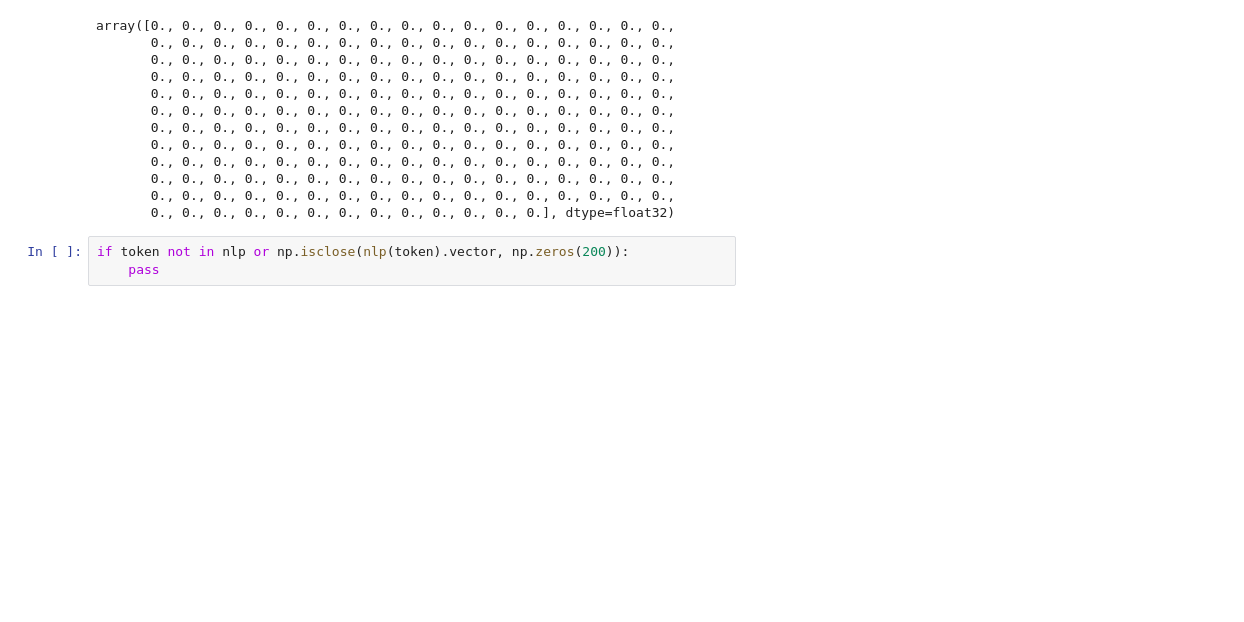
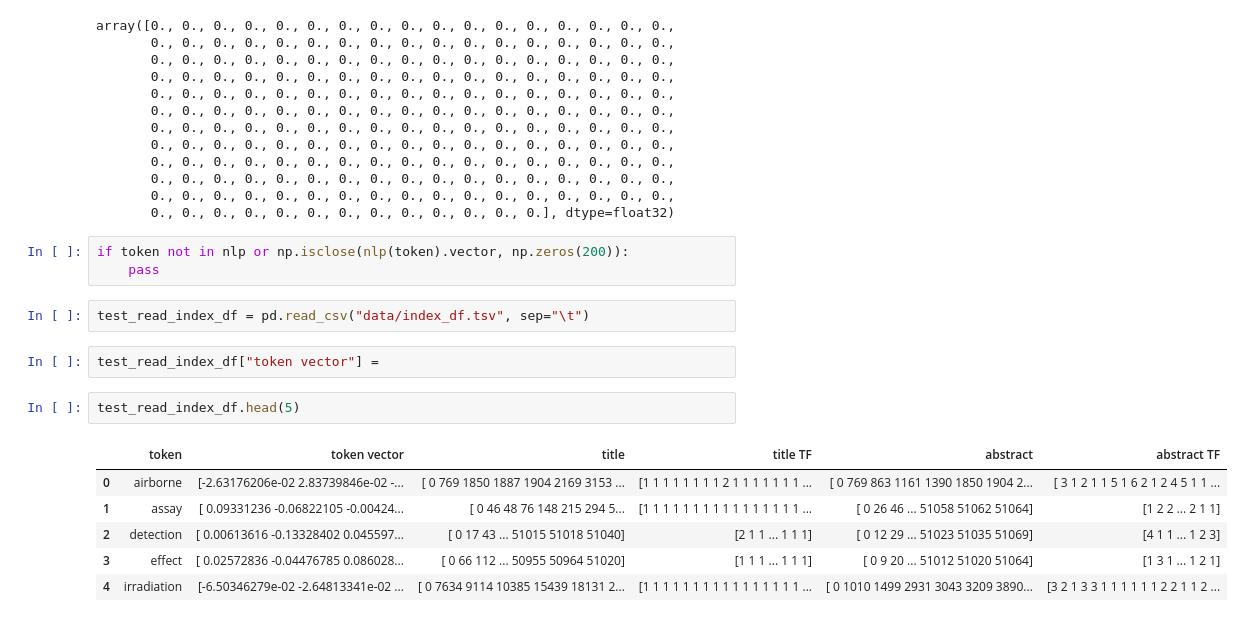
Before and after one commit to DomnenkoB/Hybrid-Search-Engine, a Jupyter notebook: Sample Notebook.ipynb, the cells around one changed output. Cells and saved outputs as stored; diff of their text form; blank space fills up the shorter version.

```diff
--- a/Sample Notebook.ipynb
+++ b/Sample Notebook.ipynb
@@ -173,3 +173,16 @@ array([0., 0., 0., 0., 0., 0., 0., 0., 0., 0., 0., 0., 0., 0., 0., 0., 0.,
 # %%
 if token not in nlp or np.isclose(nlp(token).vector, np.zeros(200)):
     pass
+# %%
+test_read_index_df = pd.read_csv("data/index_df.tsv", sep="\t")
+# %%
+test_read_index_df["token vector"] =
+# %%
+test_read_index_df.head(5)
+# %% [output]
+|  | token | token vector | title | title TF | abstract | abstract TF |
+| 0 | airborne | [-2.63176206e-02 2.83739846e-02 -... | [ 0 769 1850 1887 1904 2169 3153 ... | [1 1 1 1 1 1 1 1 2 1 1 1 1 1 1 1 ... | [ 0 769 863 1161 1390 1850 1904 2... | [ 3 1 2 1 1 5 1 6 2 1 2 4 5 1 1 ... |
+| 1 | assay | [ 0.09331236 -0.06822105 -0.00424... | [ 0 46 48 76 148 215 294 5... | [1 1 1 1 1 1 1 1 1 1 1 1 1 1 1 1 ... | [ 0 26 46 ... 51058 51062 51064] | [1 2 2 ... 2 1 1] |
+| 2 | detection | [ 0.00613616 -0.13328402 0.045597... | [ 0 17 43 ... 51015 51018 51040] | [2 1 1 ... 1 1 1] | [ 0 12 29 ... 51023 51035 51069] | [4 1 1 ... 1 2 3] |
+| 3 | effect | [ 0.02572836 -0.04476785 0.086028... | [ 0 66 112 ... 50955 50964 51020] | [1 1 1 ... 1 1 1] | [ 0 9 20 ... 51012 51020 51064] | [1 3 1 ... 1 2 1] |
+| 4 | irradiation | [-6.50346279e-02 -2.64813341e-02 ... | [ 0 7634 9114 10385 15439 18131 2... | [1 1 1 1 1 1 1 1 1 1 1 1 1 1 1 1 ... | [ 0 1010 1499 2931 3043 3209 3890... | [3 2 1 3 3 1 1 1 1 1 1 2 2 1 1 2 ... |
```
Also changed, not shown: parts of 6 cells of this notebook, 2 other files.
